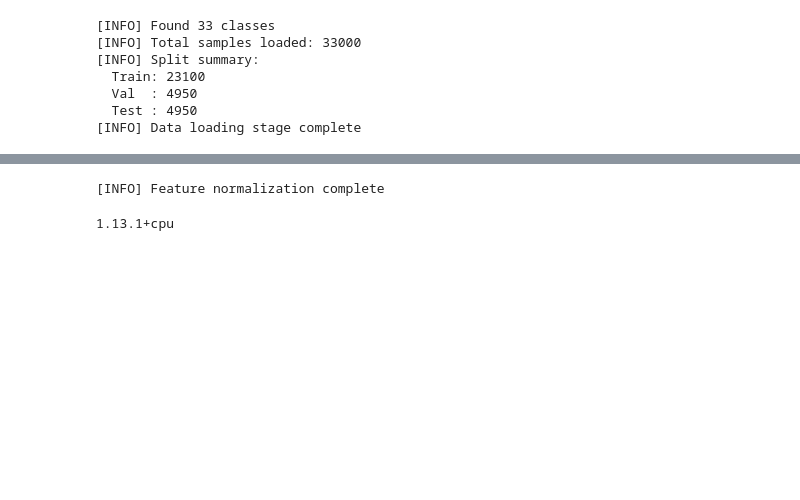
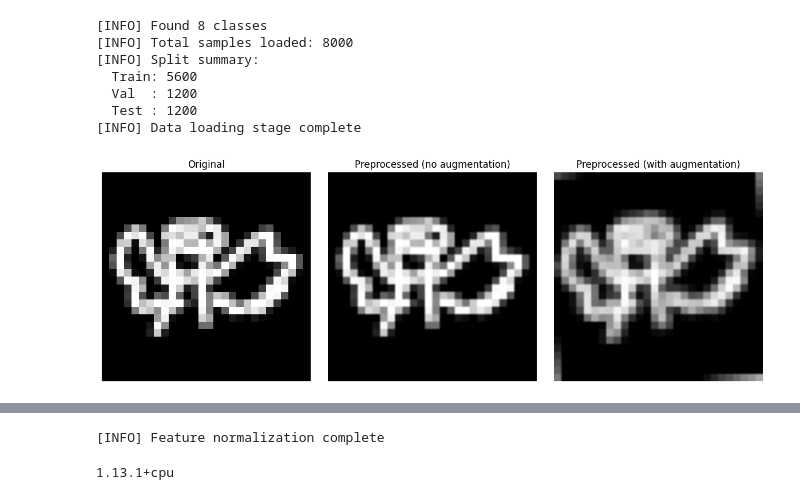
Before and after one commit to hellzip/computer-vision-project, a Jupyter notebook: main.ipynb, the cells around one changed output, grey strips where cells are left out. Saved outputs shown, nothing was run; the diff lists cells and outputs as text; code cells hidden in the pictures; blank space fills up the shorter version.

Commit message:
reduce classes

```diff
--- a/main.ipynb
+++ b/main.ipynb
@@ -9,20 +9,14 @@ import json
 import numpy as np
 from sklearn.model_selection import train_test_split
 
-# =========================
-# CONFIG
-# =========================
 DATA_DIR = "quickdraw_images_dedup"
-MAX_PER_CLASS = None
+MAX_PER_CLASS = 5000
 TEST_SPLIT = 0.15
 VAL_SPLIT = 0.15
 SEED = 42
 
 np.random.seed(SEED)
 
-# =========================
-# DISCOVER CLASSES
-# =========================
 class_names = sorted([
     d for d in os.listdir(DATA_DIR)
     if os.path.isdir(os.path.join(DATA_DIR, d))
@@ -32,11 +26,8 @@ class_to_idx = {cls: i for i, cls in enumerate(class_names)}
 
 print(f"[INFO] Found {len(class_names)} classes")
 
-# =========================
-# LOAD RAW DATA (NO PREPROCESSING)
-# =========================
-X = []   # raw grayscale images
-y = []   # labels
+X = []
+y = []
 
 for cls in class_names:
     cls_path = os.path.join(DATA_DIR, cls)
@@ -49,6 +40,7 @@ for cls in class_names:
     for fname in files:
         fpath = os.path.join(cls_path, fname)
 
+        # Load as raw grayscale
         img = cv2.imread(fpath, cv2.IMREAD_GRAYSCALE)
         if img is None:
             continue
@@ -61,9 +53,7 @@ y = np.array(y)
 
 print(f"[INFO] Total samples loaded: {len(X)}")
 
-# =========================
-# TRAIN / VAL / TEST SPLIT
-# =========================
+#Train Test Split
 X_train, X_temp, y_train, y_temp = train_test_split(
     X, y,
     test_size=TEST_SPLIT + VAL_SPLIT,
@@ -85,20 +75,18 @@ print("  Train:", len(X_train))
 print("  Val  :", len(X_val))
 print("  Test :", len(X_test))
 
-# =========================
-# SAVE CLASS MAP
-# =========================
+# Save class Map
 with open("class_map.json", "w") as f:
     json.dump(class_to_idx, f, indent=2)
 
 print("[INFO] Data loading stage complete")
 # %% [output]
-[INFO] Found 33 classes
-[INFO] Total samples loaded: 33000
+[INFO] Found 8 classes
+[INFO] Total samples loaded: 8000
 [INFO] Split summary:
-  Train: 23100
-  Val  : 4950
-  Test : 4950
+  Train: 5600
+  Val  : 1200
+  Test : 1200
 [INFO] Data loading stage complete
 # %%
 import cv2
@@ -182,3 +156,34 @@ def preprocess_image(img, size=IMG_SIZE, augment=False):
+# %%
+import matplotlib.pyplot as plt
+import numpy as np
+
+img_raw = X_train[2]
+img_raw = np.asarray(img_raw, dtype=np.uint8)
+
+img_clean = preprocess_image(img_raw, augment=False)
+img_aug   = preprocess_image(img_raw, augment=True)
+
+plt.figure(figsize=(12,4))
+
+plt.subplot(1,3,1)
+plt.title("Original")
+plt.imshow(img_raw, cmap="gray")
+plt.axis("off")
+
+plt.subplot(1,3,2)
+plt.title("Preprocessed (no augmentation)")
+plt.imshow(img_clean, cmap="gray")
+plt.axis("off")
+
+plt.subplot(1,3,3)
+plt.title("Preprocessed (with augmentation)")
+plt.imshow(img_aug, cmap="gray")
+plt.axis("off")
+
+plt.tight_layout()
+plt.show()
+# %% [output]
+[figure, added]
 # %%
 def preprocess_batch(X, augment=False):
     return np.array(
```
Also changed, not shown: parts of 22 cells of this notebook, 6 other files.
